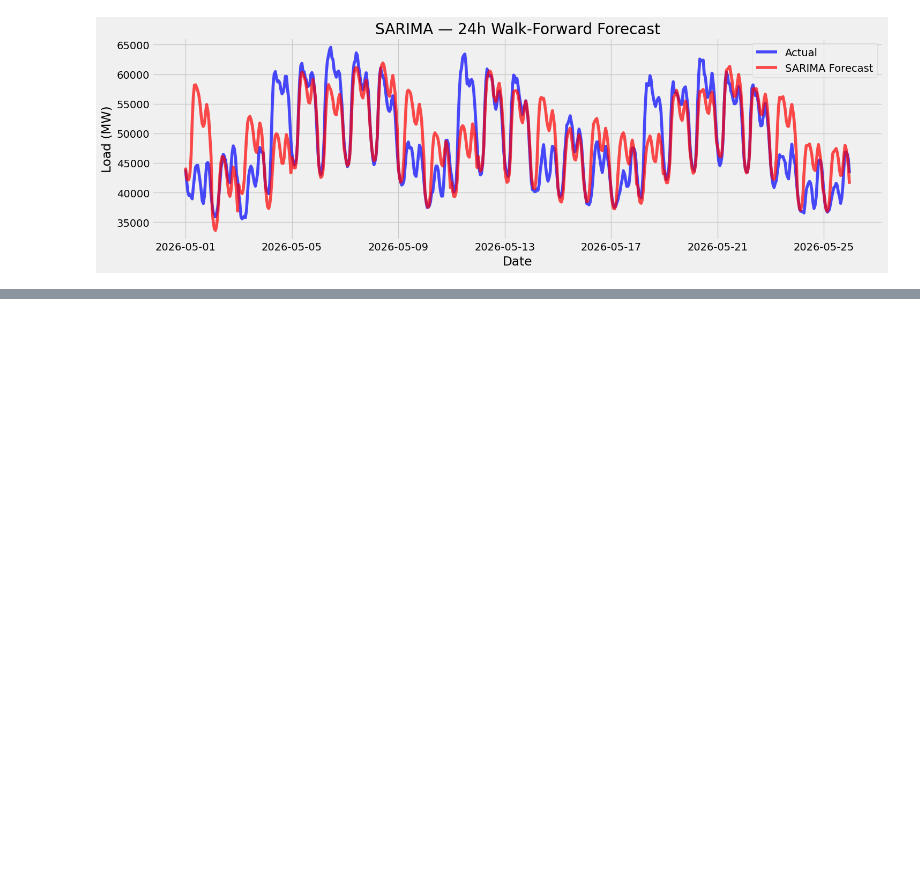
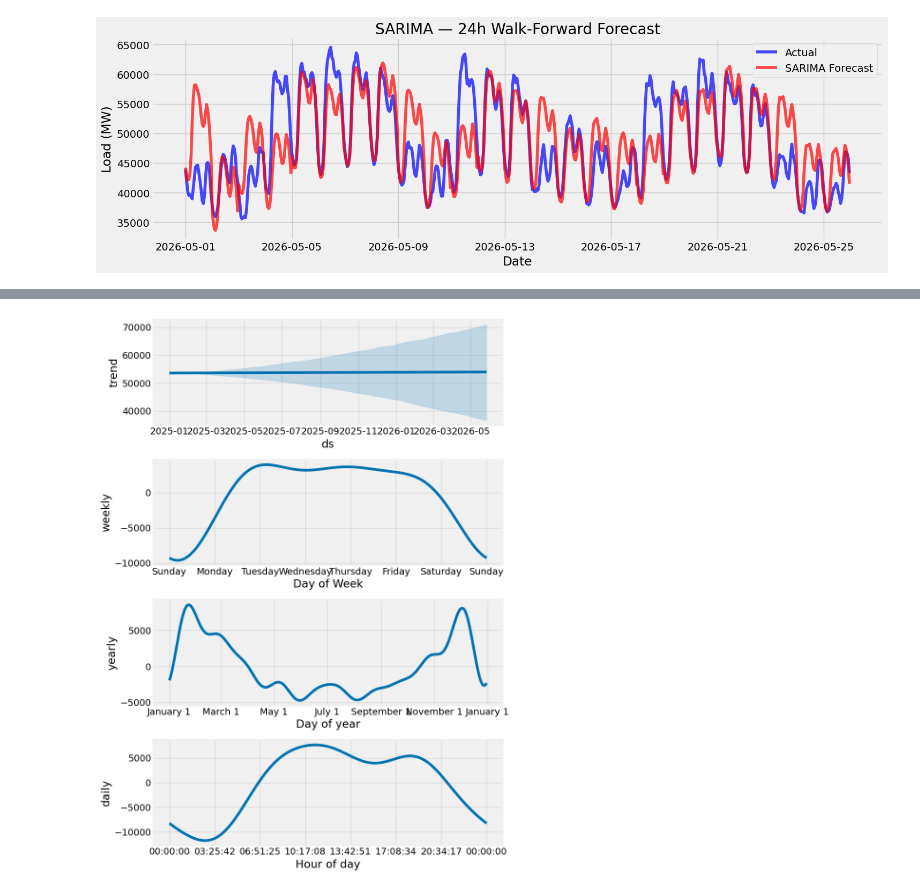
Before and after one commit to samithcsachi/grid-forecast, a Jupyter notebook: research/Model_Experiments.ipynb, the cells around one changed output, grey strips where cells are left out. Saved outputs shown, nothing was run; the diff lists cells and outputs as text; code cells hidden in the pictures; blank space fills up the shorter version.

```diff
--- a/research/Model_Experiments.ipynb
+++ b/research/Model_Experiments.ipynb
@@ -189,0 +250,5 @@ plt.show()
+# %%
+fig = model.plot_components(power_test_fcst)
+plt.show()
+# %% [output]
+[figure, added]
```
Also changed, not shown: parts of 9 cells of this notebook, 2 other files.
